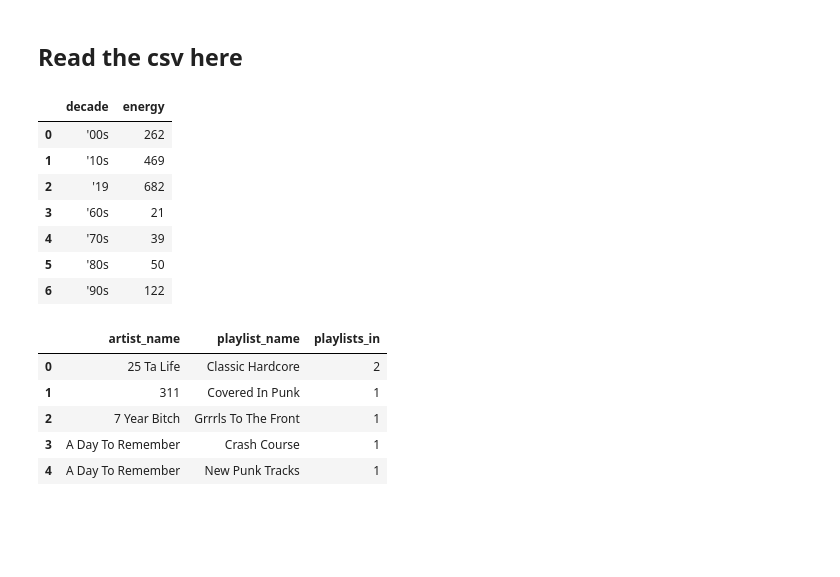
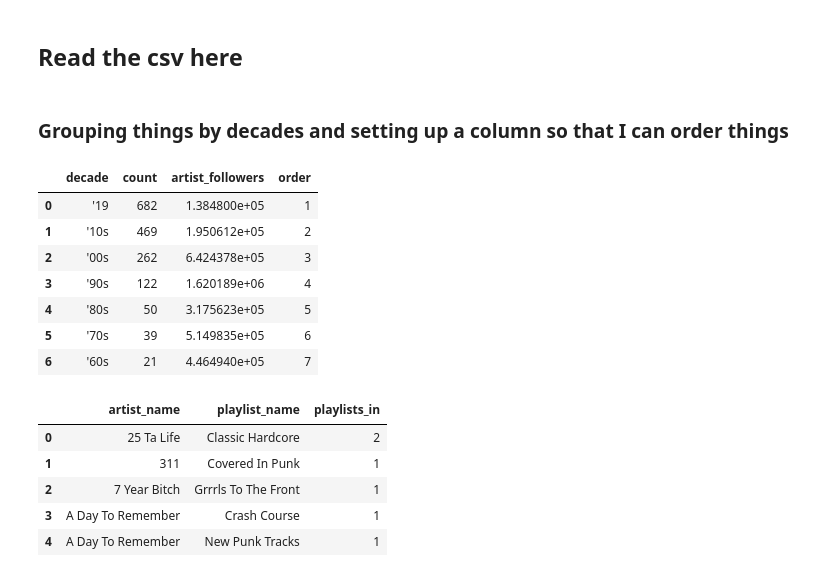
Before and after one commit to sawyerclick/punk, a Jupyter notebook: src/data/punk is less angry.ipynb, the cells around one changed output. Cells and saved outputs as stored; diff of their text form; code cells hidden in the pictures; blank space fills up the shorter version.

```diff
--- a/src/data/punk is less angry.ipynb
+++ b/src/data/punk is less angry.ipynb
@@ -148,6 +148,8 @@ df[(df.valence != 'Nan') & (df.energy != 'Nan') & (df.loudness != 'Nan') & (df.s
 # %%
 df = pd.read_csv('spotify_punk_playlists.csv')
 df[df.song_release_date > 1990].to_csv('spotify_punk_playlists_post90s.csv') ## post-90s
+# %% [markdown]
+### Grouping things by decades and setting up a column so that I can order things
 # %%
 def get_decade(x):
     if x.song_release_date == 2019:
@@ -204,14 +206,14 @@ def get_decade(x):
         return "'60s"
 decade_energy_df['decade'] = decade_energy_df.order.apply(lambda x: get_decade(x))
 decade_energy_df.to_csv('decades_energy.csv', columns=['decade', 'energy'], index=False)
-# %%
-df.groupby('decade').energy.count().reset_index()
-# %% [output]
-|  | decade | energy |
-| 0 | '00s | 262 |
-| 1 | '10s | 469 |
-| 2 | '19 | 682 |
-| 3 | '60s | 21 |
-| 4 | '70s | 39 |
-| 5 | '80s | 50 |
-| 6 | '90s | 122 |
+# %%
+df_decade_counts
+# %% [output]
+|  | decade | count | artist_followers | order |
+| 0 | '19 | 682 | 1.384800e+05 | 1 |
+| 1 | '10s | 469 | 1.950612e+05 | 2 |
+| 2 | '00s | 262 | 6.424378e+05 | 3 |
+| 3 | '90s | 122 | 1.620189e+06 | 4 |
+| 4 | '80s | 50 | 3.175623e+05 | 5 |
+| 5 | '70s | 39 | 5.149835e+05 | 6 |
+| 6 | '60s | 21 | 4.464940e+05 | 7 |
```
Also changed, not shown: parts of 2 cells of this notebook, 29 other files.
